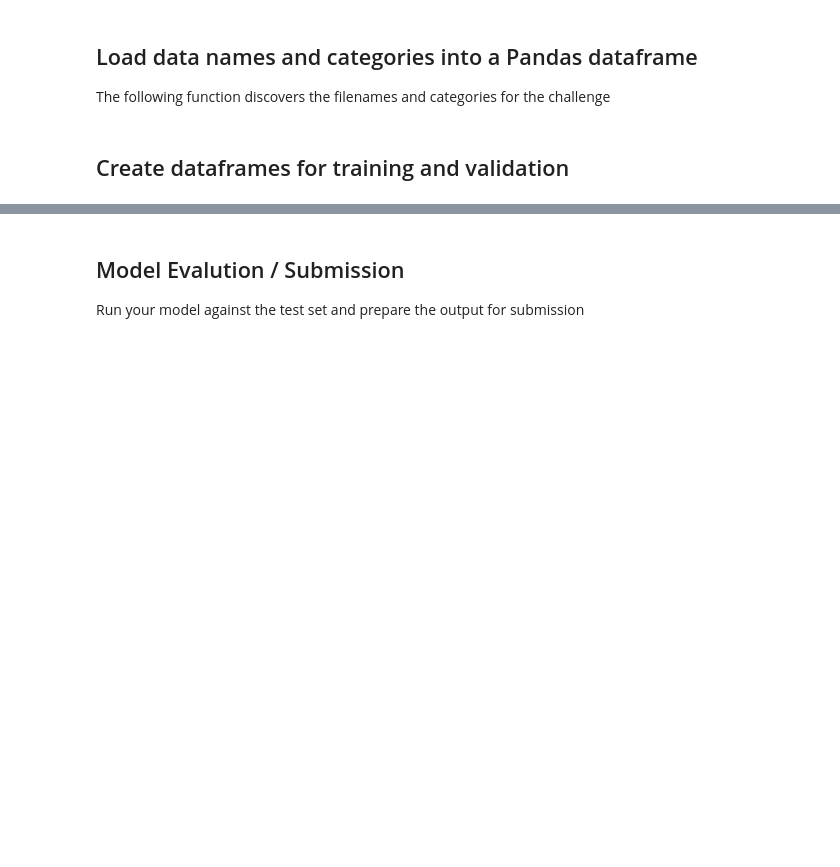
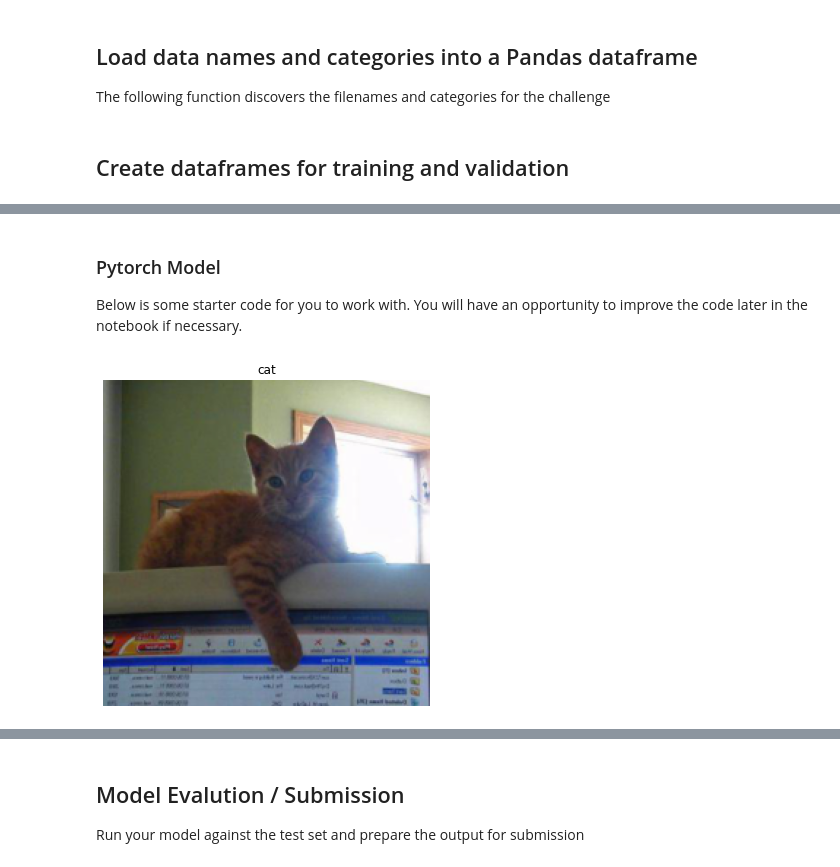
Before and after one commit to smartvid-io/smartvid-challenge, a Jupyter notebook: smartvid_challenge.ipynb, the cells around one changed output, grey strips where cells are left out. Saved outputs shown, nothing was run; the diff lists cells and outputs as text; code cells hidden in the pictures; blank space fills up the shorter version.

```diff
--- a/smartvid_challenge.ipynb
+++ b/smartvid_challenge.ipynb
@@ -282,0 +137,6 @@ What are some things that you can do during training that can lead to a model th
+# %%
+df_train = df_train.sample(3200)
+df_val = df_val.sample(320)
+# %% [markdown]
+### Pytorch Model
+Below is some starter code for you to work with. You will have an opportunity to improve the code later in the notebook if necessary.
@@ -282,0 +183,16 @@ What are some things that you can do during training that can lead to a model th
+# %%
+class Dataset(object):
+    """An abstract class representing a Dataset.
+    All other datasets should subclass it. All subclasses should override
+    ``__len__``, that provides the size of the dataset, and ``__getitem__``,
+    supporting integer indexing in range from 0 to len(self) exclusive.
+    """
+
+    def __getitem__(self, index):
+        raise NotImplementedError
+
+    def __len__(self):
+        raise NotImplementedError
+
+    def __add__(self, other):
+        return ConcatDataset([self, other])
@@ -282,0 +225,3 @@ What are some things that you can do during training that can lead to a model th
+# %%
+train_dataset = DatasetCatsAndDogs(df_train, transform=data_transforms['train'])
+valid_dataset = DatasetCatsAndDogs(df_val, transform=data_transforms['valid'])
@@ -282,0 +232,19 @@ What are some things that you can do during training that can lead to a model th
+# %%
+def imshow(inp, title=None, imgsize=3):
+    """Imshow for Tensor."""
+    inp = inp.numpy().transpose((1, 2, 0))
+    mean = np.array([0.485, 0.456, 0.406])
+    std = np.array([0.229, 0.224, 0.225])
+    inp = std * inp + mean
+    inp = np.clip(inp, 0, 1)
+    fig = plt.figure(figsize=(imgsize*2,imgsize*2))
+    plt.imshow(inp)
+    if title is not None:
+        plt.title(title)
+    plt.axis('off')
+# %%
+index = int(np.random.randint(0,high=len(df_train),size=1,dtype=int))
+img, lab = train_dataset.__getitem__(index)
+imshow(img,train_dataset.int2category[int(lab)])
+# %% [output]
+[figure, added]
```
Also changed, not shown: parts of 57 cells of this notebook, 3 other files.
